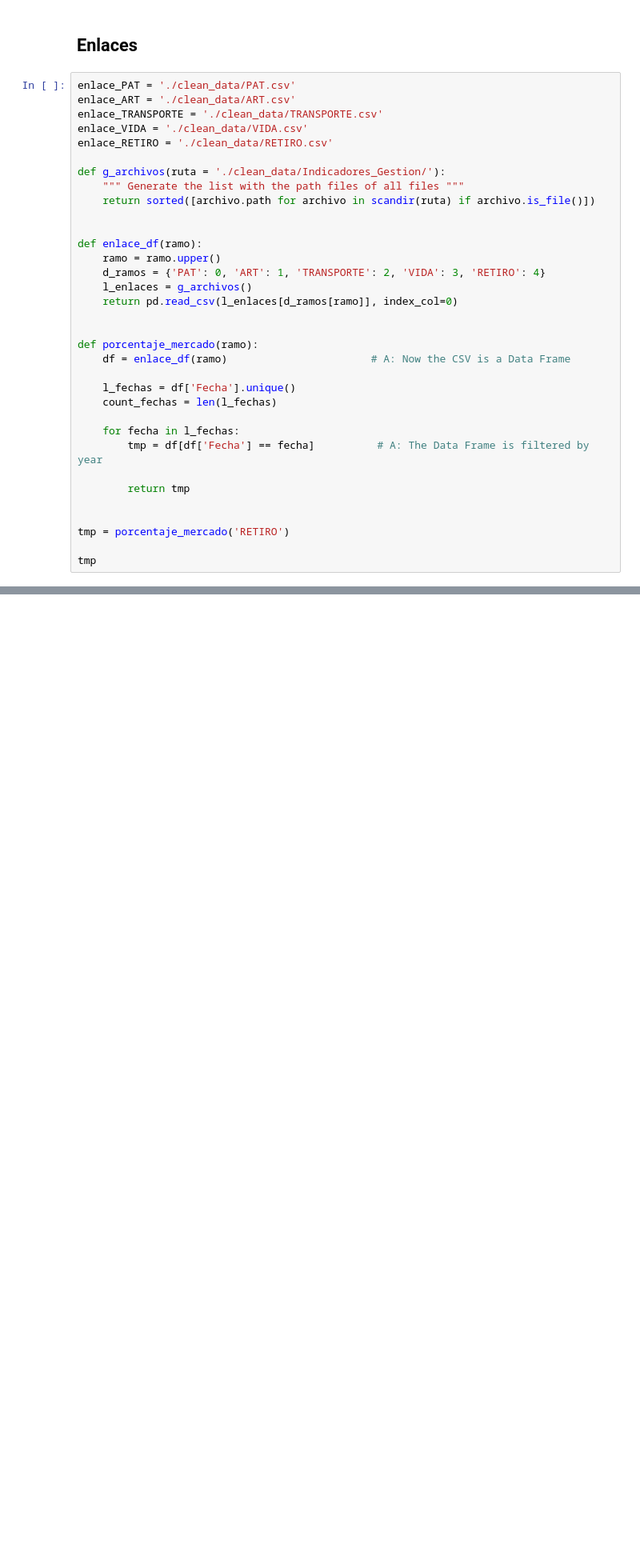
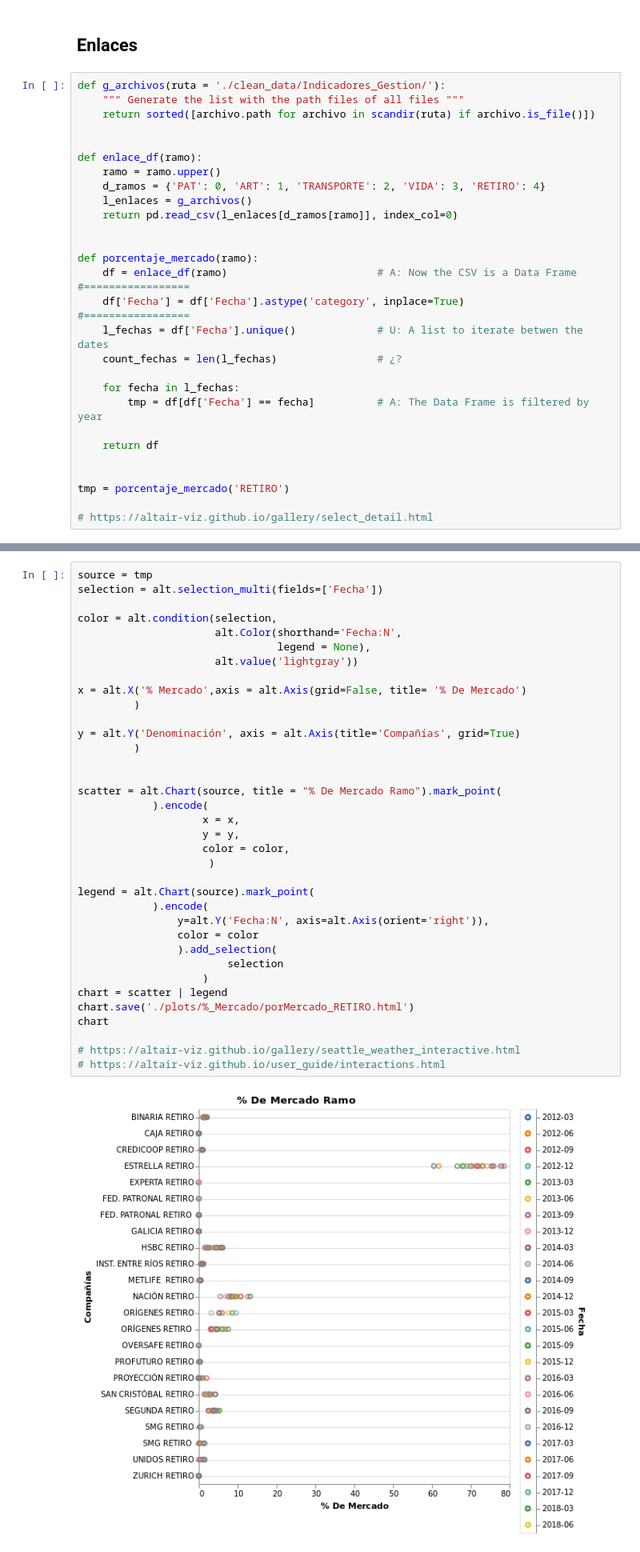
Before and after one commit to asnramos/Pandas_and_Altair, a Jupyter notebook: SSN/SSN - Indicadores - 2 - Graficos.ipynb, the cells around one changed output, grey strips where cells are left out. Shown at 80% size. Drawn from its saved outputs; the diff is of its cells as text; blank space fills up the shorter version.

Commit message:
Agrego gráfico de Altair, falta ponerlo lindo y automatizar su creación

```diff
--- a/SSN/SSN - Indicadores - 2 - Graficos.ipynb
+++ b/SSN/SSN - Indicadores - 2 - Graficos.ipynb
@@ -14,12 +14,6 @@ import seaborn as sns
 # %% [markdown]
 ## Enlaces
 # %%
-enlace_PAT = './clean_data/PAT.csv'
-enlace_ART = './clean_data/ART.csv'
-enlace_TRANSPORTE = './clean_data/TRANSPORTE.csv'
-enlace_VIDA = './clean_data/VIDA.csv'
-enlace_RETIRO = './clean_data/RETIRO.csv'
-
 def g_archivos(ruta = './clean_data/Indicadores_Gestion/'):
     """ Generate the list with the path files of all files """
     return sorted([archivo.path for archivo in scandir(ruta) if archivo.is_file()])
@@ -33,17 +27,19 @@ def enlace_df(ramo):
 
 
 def porcentaje_mercado(ramo):
-    df = enlace_df(ramo)                       # A: Now the CSV is a Data Frame
-
-    l_fechas = df['Fecha'].unique()
-    count_fechas = len(l_fechas)
+    df = enlace_df(ramo)                        # A: Now the CSV is a Data Frame
+#=================
+    df['Fecha'] = df['Fecha'].astype('category', inplace=True)
+#=================
+    l_fechas = df['Fecha'].unique()             # U: A list to iterate betwen the dates
+    count_fechas = len(l_fechas)                # ¿?
 
     for fecha in l_fechas:
         tmp = df[df['Fecha'] == fecha]          # A: The Data Frame is filtered by year
 
-        return tmp
+    return df
 
 
 tmp = porcentaje_mercado('RETIRO')
 
-tmp
+# https://altair-viz.github.io/gallery/select_detail.html
@@ -71,0 +75,38 @@ See the caveats in the documentation: http://pandas.pydata.org/pandas-docs/stabl
+# %%
+source = tmp
+selection = alt.selection_multi(fields=['Fecha'])
+
+color = alt.condition(selection,
+                      alt.Color(shorthand='Fecha:N',
+                                legend = None),
+                      alt.value('lightgray'))
+
+x = alt.X('% Mercado',axis = alt.Axis(grid=False, title= '% De Mercado')
+         )
+
+y = alt.Y('Denominación', axis = alt.Axis(title='Compañías', grid=True)
+         )
+
+
+scatter = alt.Chart(source, title = "% De Mercado Ramo").mark_point(
+            ).encode(
+                    x = x,
+                    y = y,
+                    color = color,
+                     )
+
+legend = alt.Chart(source).mark_point(
+            ).encode(
+                y=alt.Y('Fecha:N', axis=alt.Axis(orient='right')),
+                color = color
+                ).add_selection(
+                        selection
+                    )
+chart = scatter | legend
+chart.save('./plots/%_Mercado/porMercado_RETIRO.html')
+chart
+
+# https://altair-viz.github.io/gallery/seattle_weather_interactive.html
+# https://altair-viz.github.io/user_guide/interactions.html
+# %% [output]
+[figure, added]
```
Also changed, not shown: parts of 6 cells of this notebook, 7 other files.
